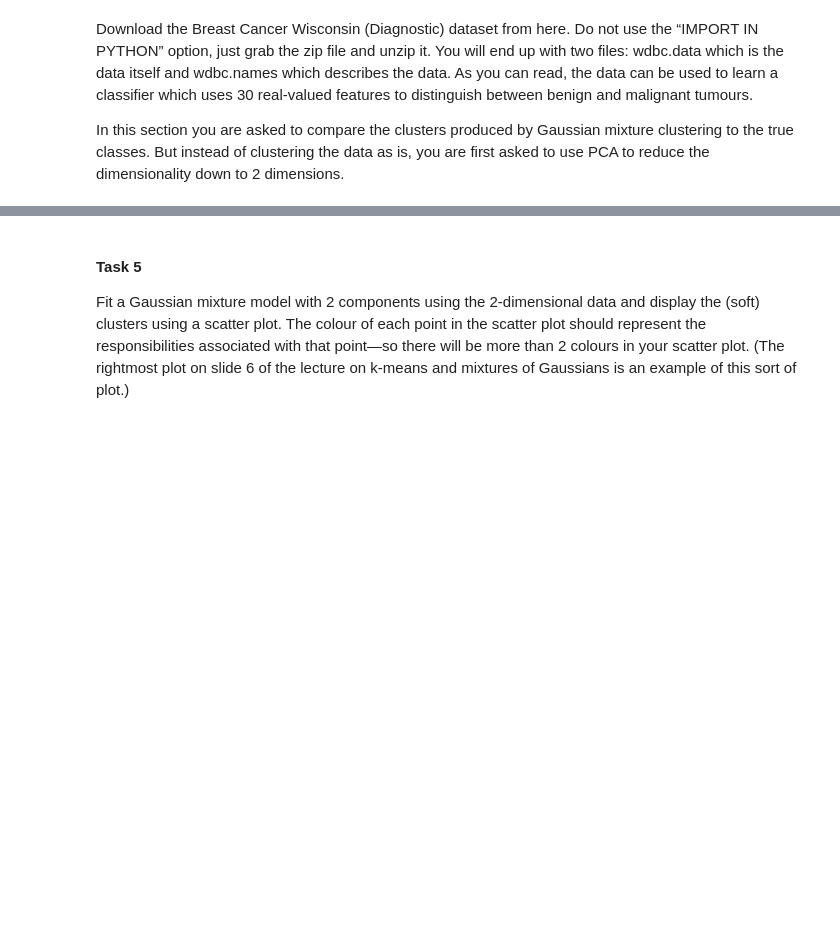
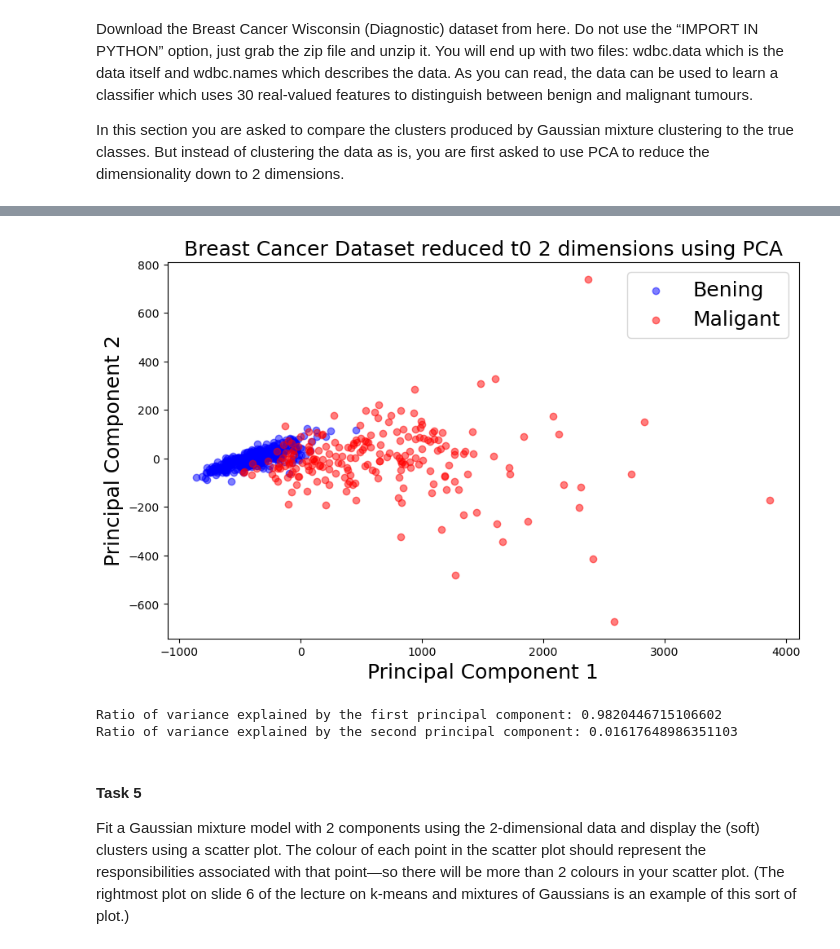
Before and after one commit to Macieeej/MachineLearning2023, a Jupyter notebook: cw_tc19422/clustering_and_dimensionality_reduction.ipynb, the cells around one changed output, grey strips where cells are left out. Cells and saved outputs as stored; diff of their text form; code cells hidden in the pictures; blank space fills up the shorter version.

```diff
--- a/cw_tc19422/clustering_and_dimensionality_reduction.ipynb
+++ b/cw_tc19422/clustering_and_dimensionality_reduction.ipynb
@@ -79,3 +33,41 @@ Explained variance ratio by the second component: 0.01617648986351103
+# %%
+file_path = 'breast+cancer+wisconsin+diagnostic/wdbc.data'
+data = pd.read_csv(file_path, header=None, index_col=0)
+
+y = data[1]  # Labels (M or B)
+X = data.loc[:, 2:]  # Features
+
+pca = PCA(n_components=2)
+X_2d = pca.fit_transform(X)
+
+
+plt.figure(figsize=(10, 6))
+
+for l in np.unique(y):
+
+    label_par = 'Bening'
+    c_par = 'b'
+    if l == 'M':
+        label_par = 'Maligant'
+        c_par = 'r'
+
+    plt.scatter(X_2d[y == l, 0], X_2d[y == l, 1], label=label_par, c=c_par, alpha=0.5)
+
+plt.title("Breast Cancer Dataset reduced t0 2 dimensions using PCA", fontsize=18)
+plt.xlabel("Principal Component 1", fontsize=18)
+plt.ylabel("Principal Component 2", fontsize=18)
+plt.legend(fontsize=18)
+#plt.savefig("plots/clustering1.png")
+plt.show()
+
+
+variance = pca.explained_variance_ratio_
+print("Ratio of variance explained by the first principal component:", variance[0])
+print("Ratio of variance explained by the second principal component:", variance[1])
+# %% [output]
+[figure, added]
+Ratio of variance explained by the first principal component: 0.9820446715106602
+Ratio of variance explained by the second principal component: 0.01617648986351103
 # %% [markdown]
 #### Task 5
 
```
Also changed, not shown: parts of 6 cells of this notebook, 10 other files.
